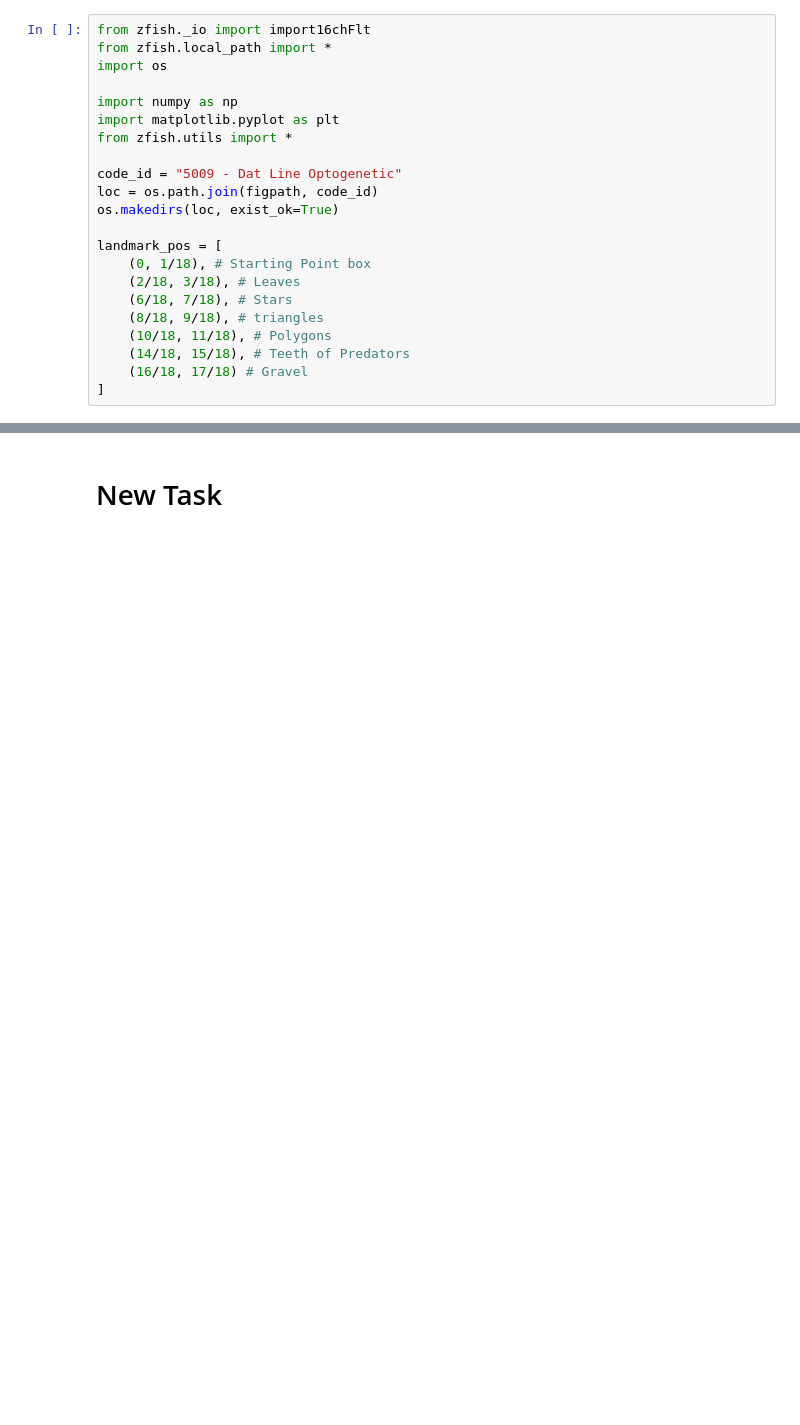
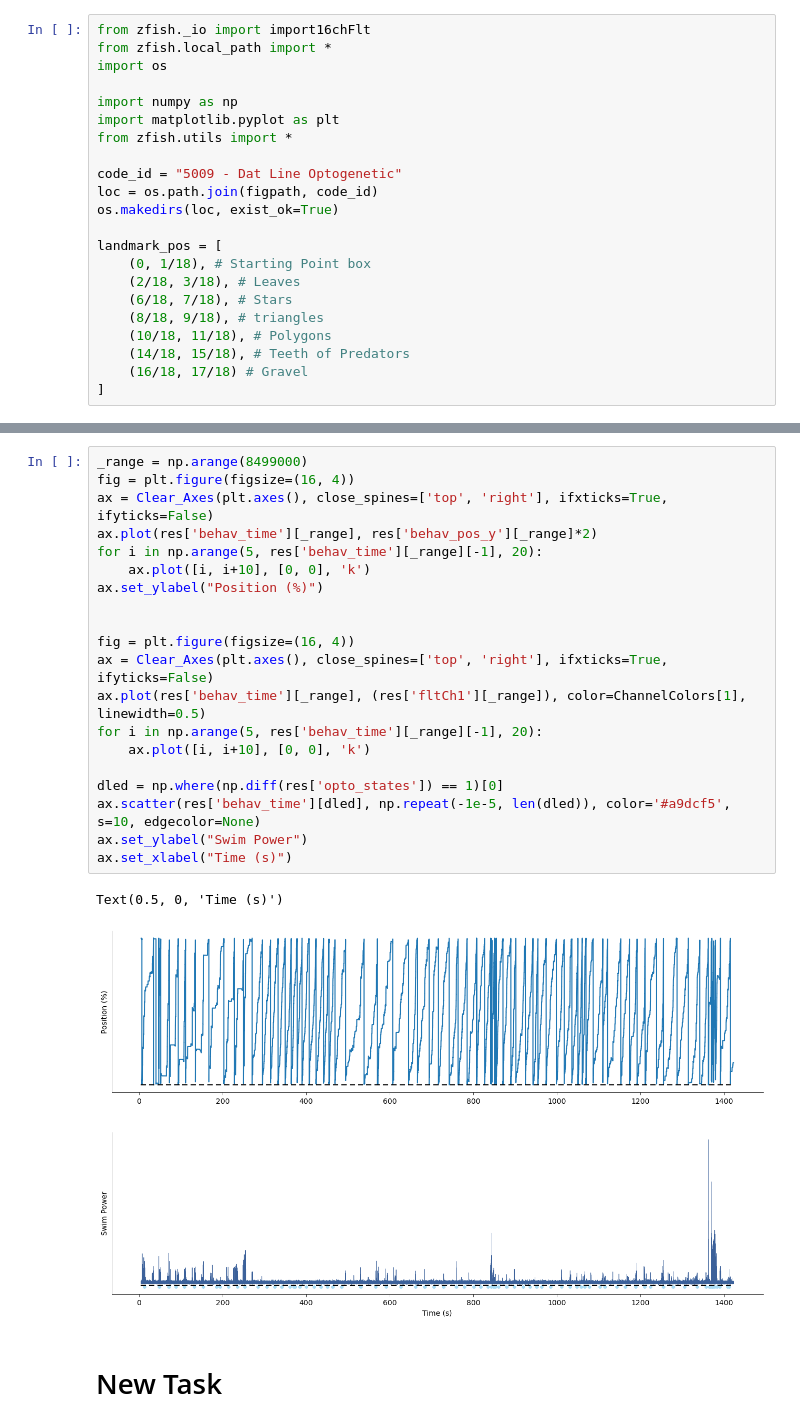
Before and after one commit to YAO-Shuyang/ZFishAnalysis, a Jupyter notebook: figure/Fig5009 - Dat Line Optogenetic.ipynb, the cells around one changed output, grey strips where cells are left out. Cells and saved outputs as stored; diff of their text form; blank space fills up the shorter version.

```diff
--- a/figure/Fig5009 - Dat Line Optogenetic.ipynb
+++ b/figure/Fig5009 - Dat Line Optogenetic.ipynb
@@ -23,3 +39,27 @@ landmark_pos = [
+# %%
+_range = np.arange(8499000)
+fig = plt.figure(figsize=(16, 4))
+ax = Clear_Axes(plt.axes(), close_spines=['top', 'right'], ifxticks=True, ifyticks=False)
+ax.plot(res['behav_time'][_range], res['behav_pos_y'][_range]*2)
+for i in np.arange(5, res['behav_time'][_range][-1], 20):
+    ax.plot([i, i+10], [0, 0], 'k')
+ax.set_ylabel("Position (%)")
+
+
+fig = plt.figure(figsize=(16, 4))
+ax = Clear_Axes(plt.axes(), close_spines=['top', 'right'], ifxticks=True, ifyticks=False)
+ax.plot(res['behav_time'][_range], (res['fltCh1'][_range]), color=ChannelColors[1], linewidth=0.5)
+for i in np.arange(5, res['behav_time'][_range][-1], 20):
+    ax.plot([i, i+10], [0, 0], 'k')
+
+dled = np.where(np.diff(res['opto_states']) == 1)[0]
+ax.scatter(res['behav_time'][dled], np.repeat(-1e-5, len(dled)), color='#a9dcf5', s=10, edgecolor=None)
+ax.set_ylabel("Swim Power")
+ax.set_xlabel("Time (s)")
+# %% [output]
+Text(0.5, 0, 'Time (s)')
+[figure, added]
+[figure, added]
 # %% [markdown]
 # New Task
 # %%
```
Also changed, not shown: parts of 14 cells of this notebook, 7 other files.
